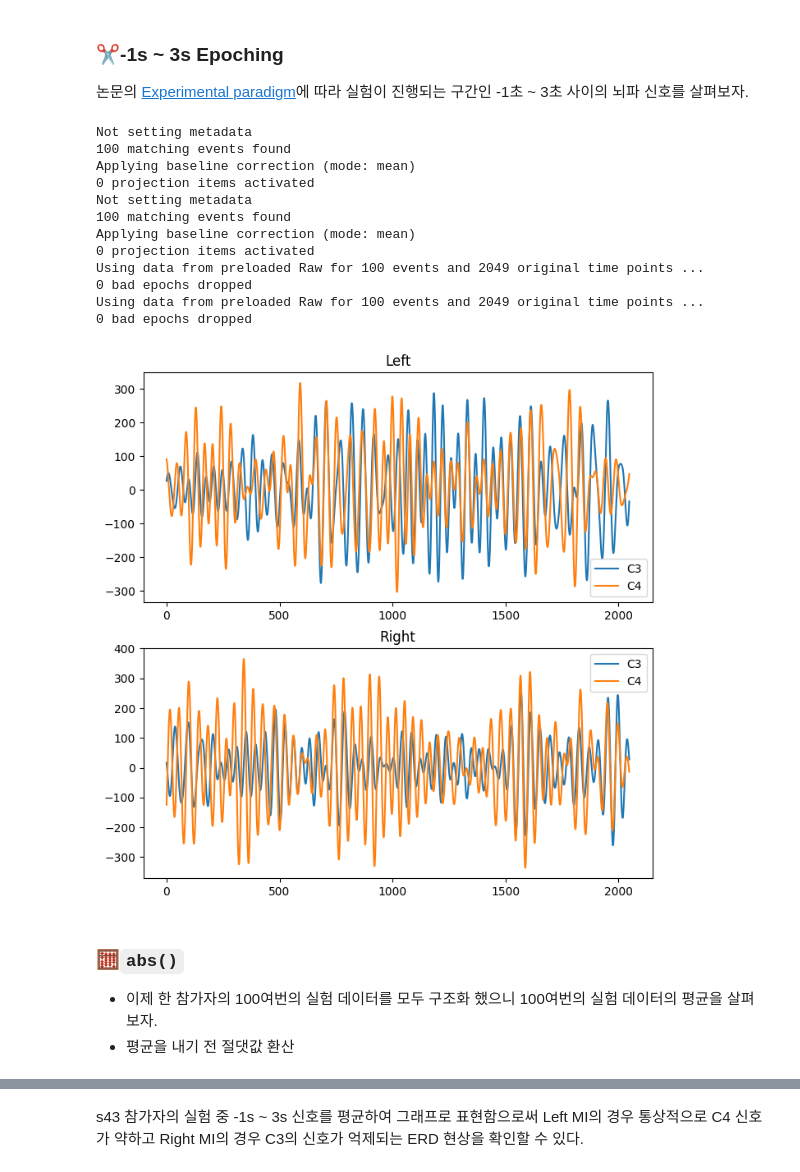
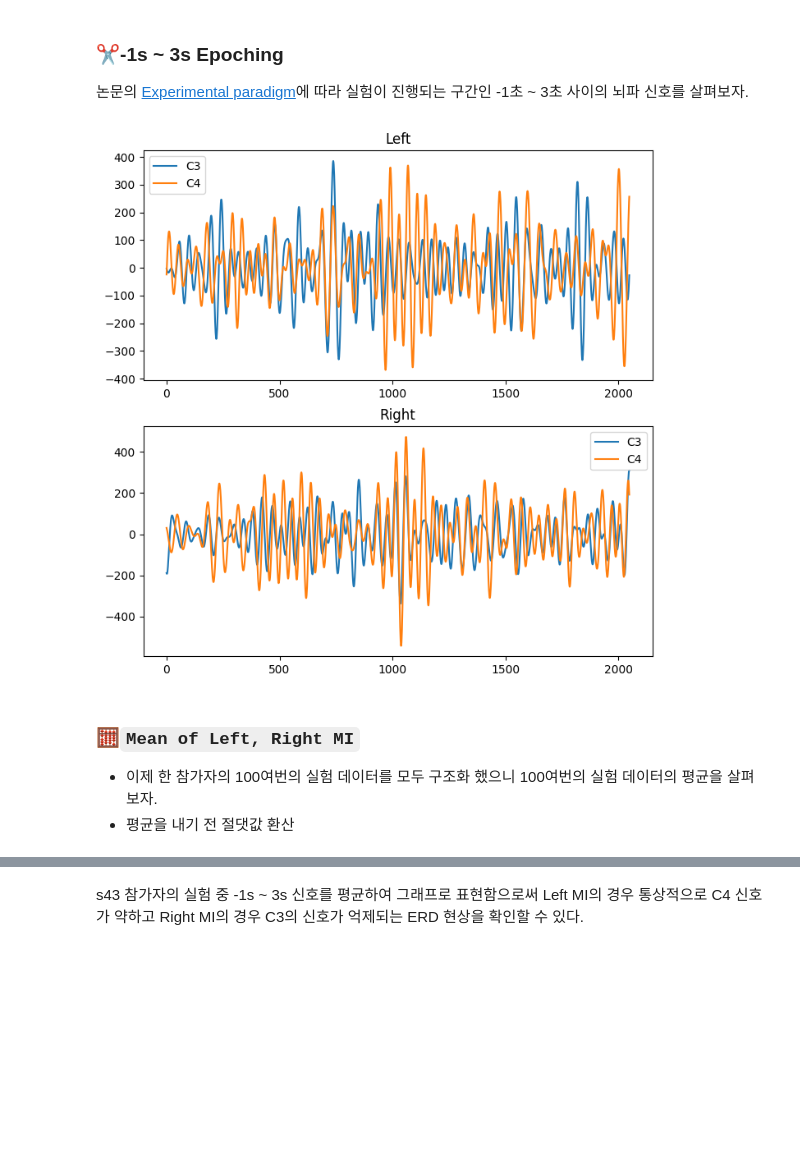
Before and after one commit to logiggi/MNE_tutorials, a Jupyter notebook: ERD of single subject.ipynb, the cells around one changed output, grey strips where cells are left out. Saved outputs shown, nothing was run; the diff lists cells and outputs as text; code cells hidden in the pictures; blank space fills up the shorter version.

````diff
--- a/ERD of single subject.ipynb
+++ b/ERD of single subject.ipynb
@@ -24,3 +24,11 @@ import matplotlib.pyplot as plt
 # %%
 # mat file 불러오기
 mat = scipy.io.loadmat("GIST_MI/s43.mat")
+# %%
+# mat 구조 살펴보기
+for i in mat:
+    print(i)
+print()
+
+fields = list(mat['eeg'][0].dtype.fields.keys())
+print("fields:", fields)
@@ -189,6 +208,10 @@ plt.show()
 ### 🚪Bandpass Filtering(alpha band: 8Hz ~ 13Hz)
 * ERD는 주로 alpha파 영역에서 발생하기 때문에 alpha파 대역으로 필터링한다.
 # %%
-raw[LEFT].filter(l_freq=8, h_freq=13)
-raw[RIGHT].filter(l_freq=9, h_freq=13)
+le = []
+re = []
+for i in range(0, len(epochs[LEFT])):
+    le.append(epochs[LEFT][i].filter(l_freq=8, h_freq=13))
+    re.append(epochs[RIGHT][i].filter(l_freq=8, h_freq=13))
+epochs = [le, re]
 # %% [output]
@@ -236,49 +256,32 @@ Designing a one-pass, zero-phase, non-causal bandpass filter:
 
 논문의 [Experimental paradigm](https://academic.oup.com/view-large/figure/120211332/gix034fig2.jpeg)에 따라 실험이 진행되는 구간인 -1초 ~ 3초 사이의 뇌파 신호를 살펴보자.
 # %%
-# Epochs 생성
-le = mne.Epochs(raw[LEFT], events[LEFT], tmin=-1, tmax=3, baseline=(-0.5, 0))
-re = mne.Epochs(raw[RIGHT], events[RIGHT], tmin=-1, tmax=3, baseline=(-0.5, 0))
+le = []
+re = []
+for i in range(0, len(epochs[LEFT])):
+    le.append(epochs[LEFT][i].crop(tmin=-1, tmax=3))
+    re.append(epochs[RIGHT][i].crop(tmin=-1, tmax=3))
 epochs = [le, re]
 
-# Pick C3, C4
-epochs[LEFT].load_data()
-epochs[RIGHT].load_data()
-
-epochs[LEFT].pick(picks=['C3', 'C4'])
-epochs[RIGHT].pick(picks=['C3', 'C4'])
-
 # 예시 데이터 plot
-data = [epochs[LEFT].get_data(), epochs[RIGHT].get_data()]
+data = [epochs[LEFT][0].get_data(), epochs[RIGHT][0].get_data()]
 
 fig, axes = plt.subplots(nrows=2, ncols=1, figsize=(8, 8))
 
 axes[0].plot(data[LEFT][0][C3], label='C3')
 axes[0].plot(data[LEFT][0][C4], label='C4')
 axes[0].set_title("Left")
 axes[0].legend()
 
 axes[1].plot(data[RIGHT][0][C3], label='C3')
 axes[1].plot(data[RIGHT][0][C4], label='C4')
 axes[1].set_title("Right")
 axes[1].legend()
 
 plt.show()
 # %% [output]
-Not setting metadata
-100 matching events found
-Applying baseline correction (mode: mean)
-0 projection items activated
-Not setting metadata
-100 matching events found
-Applying baseline correction (mode: mean)
-0 projection items activated
-Using data from preloaded Raw for 100 events and 2049 original time points ...
-0 bad epochs dropped
-Using data from preloaded Raw for 100 events and 2049 original time points ...
-0 bad epochs dropped
-[figure, old version]
+[figure, new version]
 # %% [markdown]
-### 🧮```abs()```
+### 🧮```Mean of Left, Right MI```
 * 이제 한 참가자의 100여번의 실험 데이터를 모두 구조화 했으니 100여번의 실험 데이터의 평균을 살펴보자.
 * 평균을 내기 전 절댓값 환산
````
Also changed, not shown: parts of 17 cells of this notebook, 3 other files.
